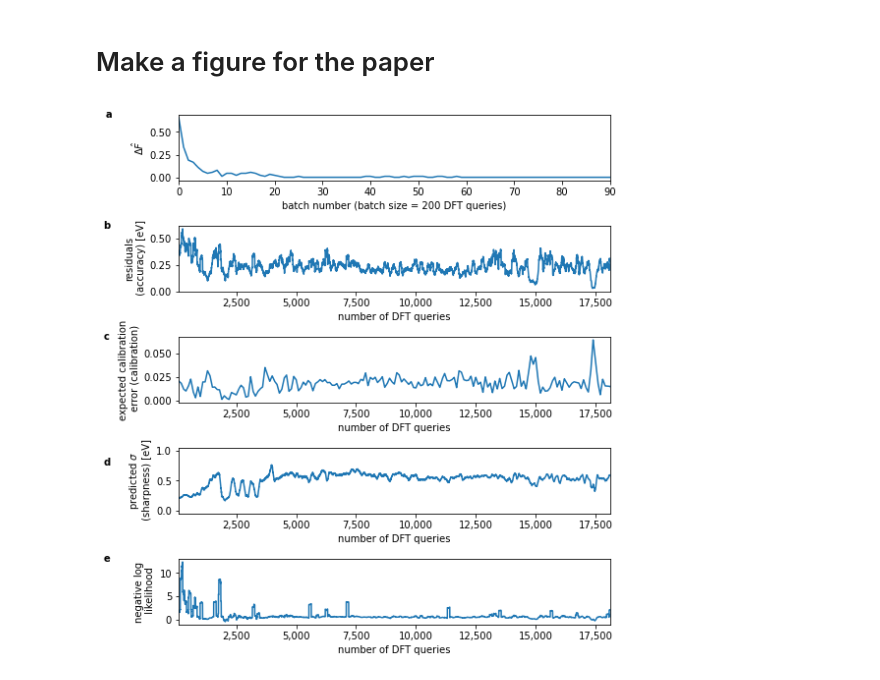
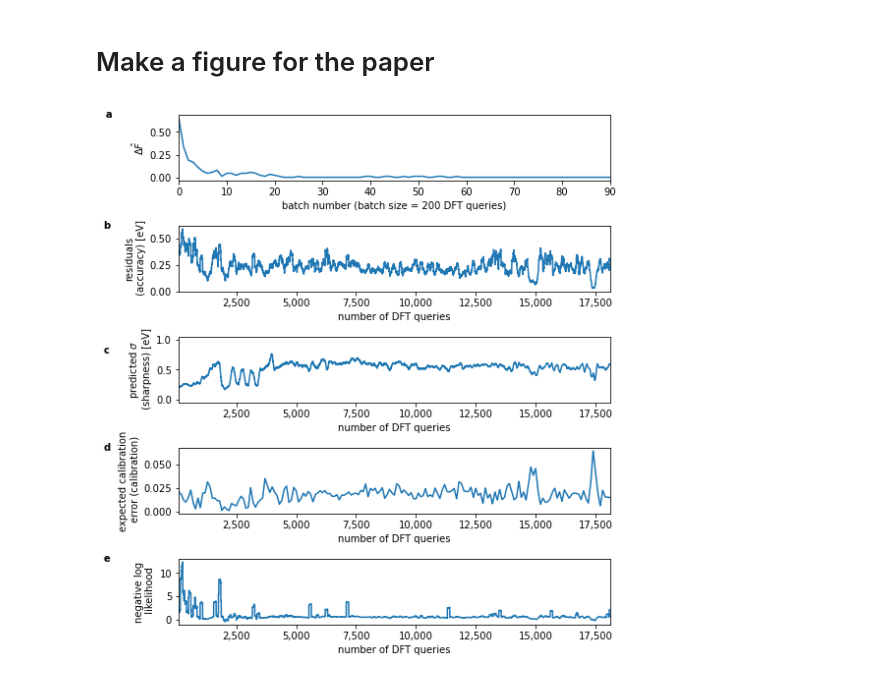
Before and after one commit to ulissigroup/catalyst-acquisitions, a Jupyter notebook: notebooks/MMS/CFGP/MMS.ipynb, the cells around one changed output. Saved outputs shown, nothing was run; the diff lists cells and outputs as text; code cells hidden in the pictures.

Commit message:
Swap order of sharpness and calibration in diagnostic figure

```diff
--- a/notebooks/MMS/CFGP/MMS.ipynb
+++ b/notebooks/MMS/CFGP/MMS.ipynb
@@ -185,34 +185,34 @@ fig, axes = plt.subplots(5, figsize=(7.5, 8))
 
 # Define the figures we want to grab for the big one
 figs = {('a', 'batch number (batch size = 200 DFT queries)', '$\Delta \hat{F}$'): ax_df.figure,
         ('b', 'number of DFT queries', 'residuals\n (accuracy) [eV]'): accuracy_fig,
-        ('c', 'number of DFT queries', 'expected calibration\n error (calibration)'): calibration_fig,
-        ('d', 'number of DFT queries', 'predicted $\sigma$\n (sharpness) [eV]'): uncertainty_fig,
+        ('c', 'number of DFT queries', 'predicted $\sigma$\n (sharpness) [eV]'): uncertainty_fig,
+        ('d', 'number of DFT queries', 'expected calibration\n error (calibration)'): calibration_fig,
         ('e', 'number of DFT queries', 'negative log\n likelihood'): nll_fig}
 
 # Plot each thing
 for ((letter, xlabel, ylabel), fig_og), ax in zip(figs.items(), axes):
 
     # Grab the old data
     ax_og = fig_og.gca()
     line = ax_og.lines[0]
     x, y = line.get_data()
 
     # Plot the old data
     _ = sns.lineplot(x, y, ax=ax)
     _ = ax.set_xlabel(xlabel)
     _ = ax.set_ylabel(ylabel)
 
     # Format
     _ = ax.set_xlim((min(x), max(x)))
     _ = ax.get_xaxis().set_major_formatter(FORMATTER)
     _ = ax.text(-0.17*(max(x)-min(x)), max(y), letter,
                 font=dict(family='sans'), size=10, weight='bold')
-axes[3].set_ylim((-0.05, 1.05))
+axes[2].set_ylim((-0.05, 1.05))
 fig.tight_layout()
 
 # Save
 plt.savefig('../../../MMS_manuscript/figures/diagnostics.pdf',
             bbox_inches='tight', transparent=True, dpi=600)
 # %% [output]
-[figure, old version]
+[figure, new version]
```
